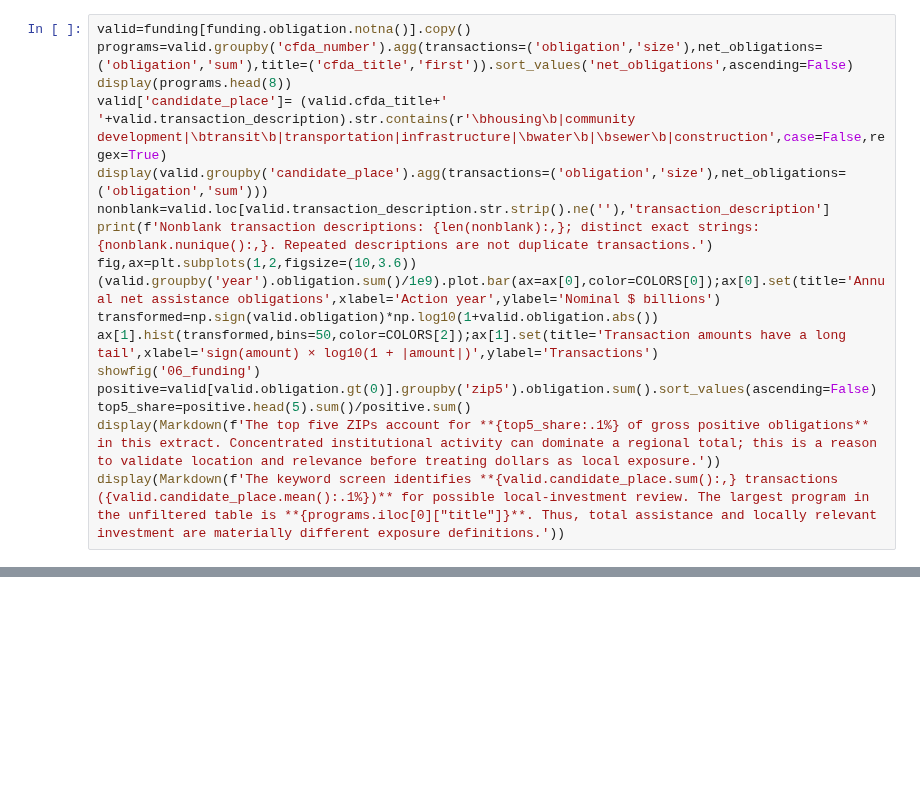
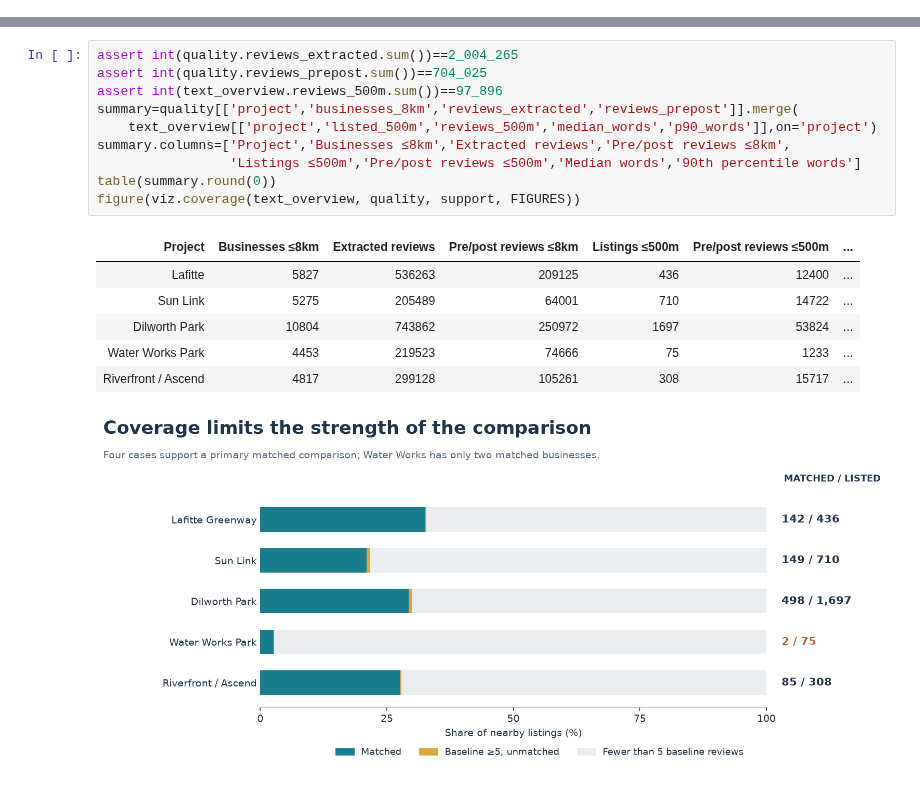
Before and after one commit to intreaction/neighborhood-sentiment-map, a Jupyter notebook: docs/coursework/milestone-2-eda/ProjectEDA_Team4.ipynb, the cells around one changed output, grey strips where cells are left out. Saved outputs shown, nothing was run; the diff lists cells and outputs as text; blank space fills up the shorter version.

```diff
--- a/docs/coursework/milestone-2-eda/ProjectEDA_Team4.ipynb
+++ b/docs/coursework/milestone-2-eda/ProjectEDA_Team4.ipynb
@@ -439,17 +0,0 @@ Our exploratory keyword screen matches `housing`, `community development`, `tran
-# %%
-valid=funding[funding.obligation.notna()].copy()
-programs=valid.groupby('cfda_number').agg(transactions=('obligation','size'),net_obligations=('obligation','sum'),title=('cfda_title','first')).sort_values('net_obligations',ascending=False)
-display(programs.head(8))
-valid['candidate_place']= (valid.cfda_title+' '+valid.transaction_description).str.contains(r'\bhousing\b|community development|\btransit\b|transportation|infrastructure|\bwater\b|\bsewer\b|construction',case=False,regex=True)
-display(valid.groupby('candidate_place').agg(transactions=('obligation','size'),net_obligations=('obligation','sum')))
-nonblank=valid.loc[valid.transaction_description.str.strip().ne(''),'transaction_description']
-print(f'Nonblank transaction descriptions: {len(nonblank):,}; distinct exact strings: {nonblank.nunique():,}. Repeated descriptions are not duplicate transactions.')
-fig,ax=plt.subplots(1,2,figsize=(10,3.6))
-(valid.groupby('year').obligation.sum()/1e9).plot.bar(ax=ax[0],color=COLORS[0]);ax[0].set(title='Annual net assistance obligations',xlabel='Action year',ylabel='Nominal $ billions')
-transformed=np.sign(valid.obligation)*np.log10(1+valid.obligation.abs())
-ax[1].hist(transformed,bins=50,color=COLORS[2]);ax[1].set(title='Transaction amounts have a long tail',xlabel='sign(amount) × log10(1 + |amount|)',ylabel='Transactions')
-showfig('06_funding')
-positive=valid[valid.obligation.gt(0)].groupby('zip5').obligation.sum().sort_values(ascending=False)
-top5_share=positive.head(5).sum()/positive.sum()
-display(Markdown(f'The top five ZIPs account for **{top5_share:.1%} of gross positive obligations** in this extract. Concentrated institutional activity can dominate a regional total; this is a reason to validate location and relevance before treating dollars as local exposure.'))
-display(Markdown(f'The keyword screen identifies **{valid.candidate_place.sum():,} transactions ({valid.candidate_place.mean():.1%})** for possible local-investment review. The largest program in the unfiltered table is **{programs.iloc[0]["title"]}**. Thus, total assistance and locally relevant investment are materially different exposure definitions.'))
@@ -609,0 +208,18 @@ The two assignment files are `ProjectEDA_Team4.ipynb` and `ProjectEDA_Team4.html
+# %%
+assert int(quality.reviews_extracted.sum())==2_004_265
+assert int(quality.reviews_prepost.sum())==704_025
+assert int(text_overview.reviews_500m.sum())==97_896
+summary=quality[['project','businesses_8km','reviews_extracted','reviews_prepost']].merge(
+    text_overview[['project','listed_500m','reviews_500m','median_words','p90_words']],on='project')
+summary.columns=['Project','Businesses ≤8km','Extracted reviews','Pre/post reviews ≤8km',
+                 'Listings ≤500m','Pre/post reviews ≤500m','Median words','90th percentile words']
+table(summary.round(0))
+figure(viz.coverage(text_overview, quality, support, FIGURES))
+# %% [output]
+| Project | Businesses ≤8km | Extracted reviews | Pre/post reviews ≤8km | Listings ≤500m | Pre/post reviews ≤500m | ... |
+| Lafitte | 5827 | 536263 | 209125 | 436 | 12400 | ... |
+| Sun Link | 5275 | 205489 | 64001 | 710 | 14722 | ... |
+| Dilworth Park | 10804 | 743862 | 250972 | 1697 | 53824 | ... |
+| Water Works Park | 4453 | 219523 | 74666 | 75 | 1233 | ... |
+| Riverfront / Ascend | 4817 | 299128 | 105261 | 308 | 15717 | ... |
+[figure, added]
```
Also changed, not shown: parts of 47 cells of this notebook, 57 other files.
